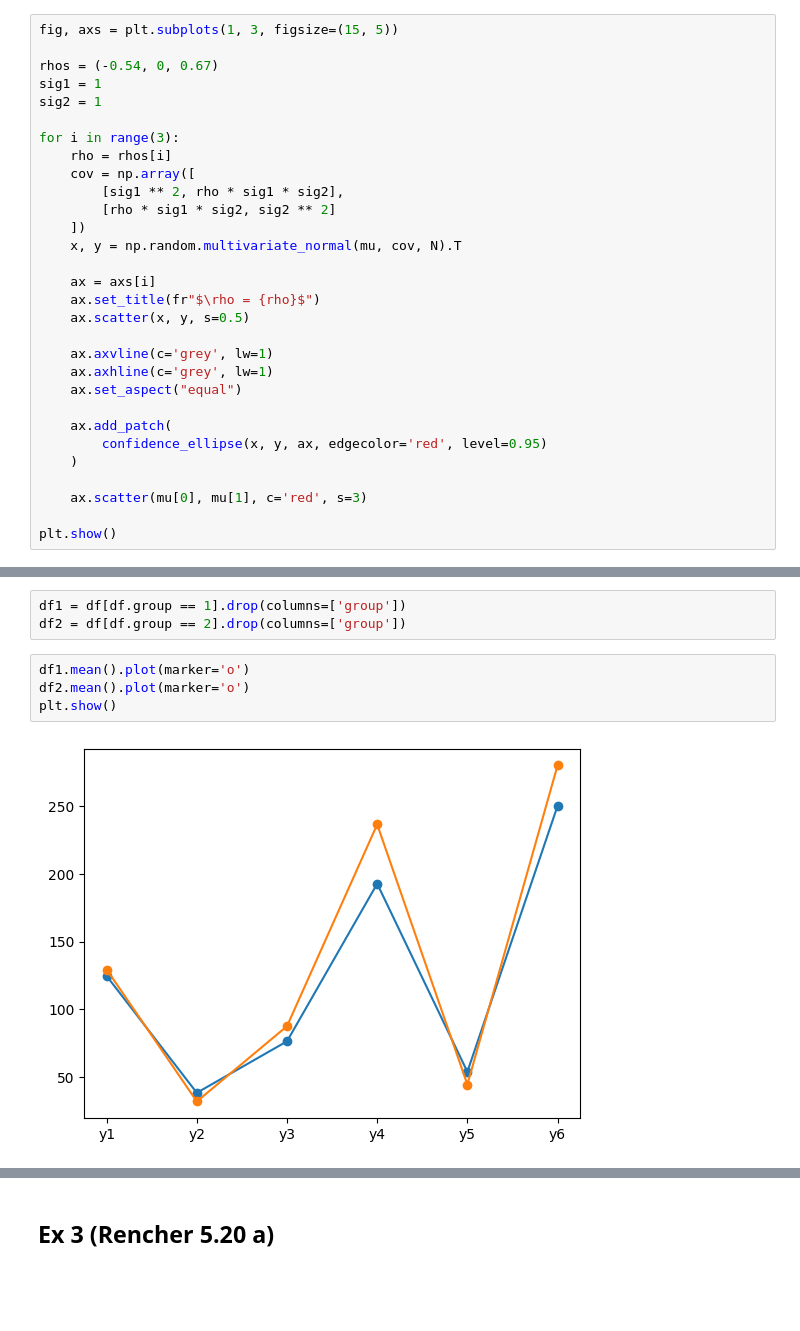
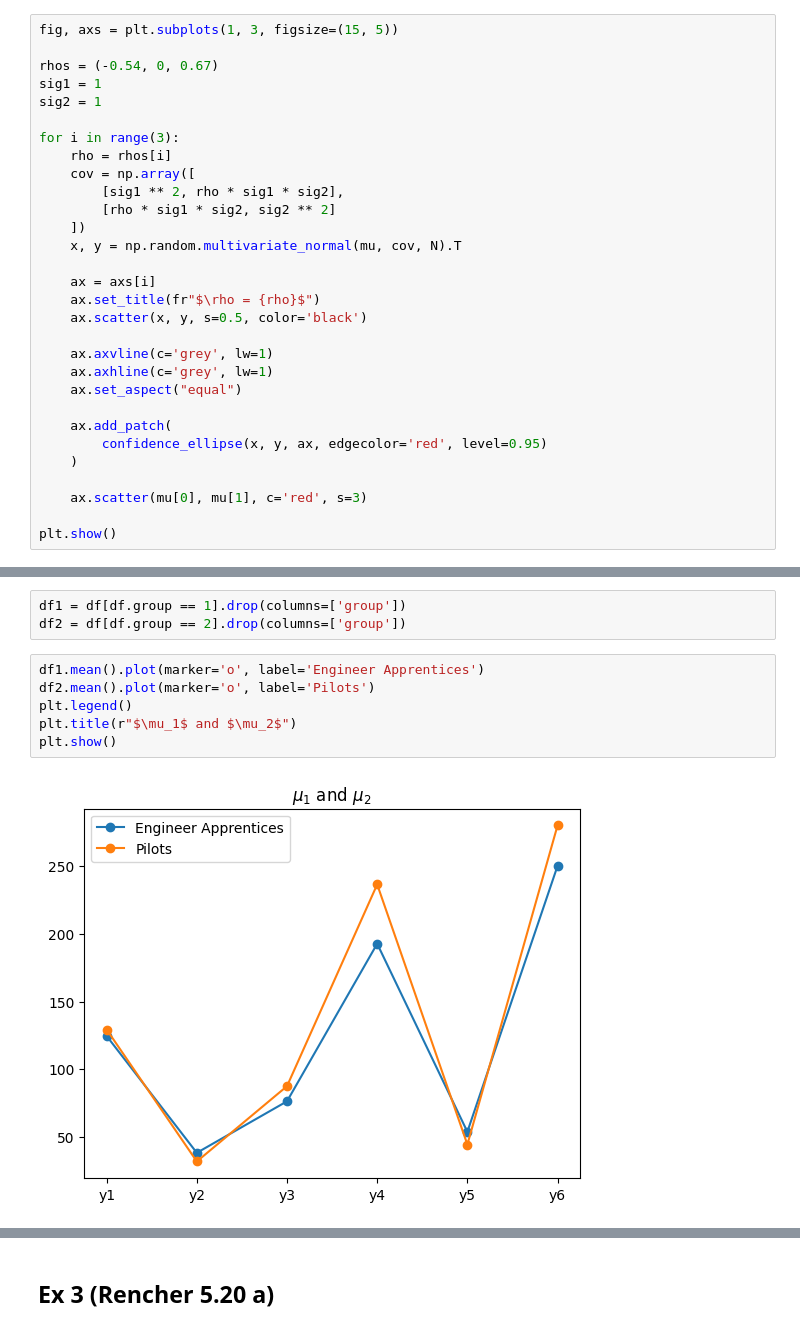
Before and after one commit to EvgeniyAzarov/statistics-course, a Jupyter notebook: multivariate-statistics/hw1.ipynb, the cells around one changed output, grey strips where cells are left out. Drawn from its saved outputs; the diff is of its cells as text; blank space fills up the shorter version.

```diff
--- a/multivariate-statistics/hw1.ipynb
+++ b/multivariate-statistics/hw1.ipynb
@@ -109,7 +109,7 @@ for i in range(3):
 
     ax = axs[i]
     ax.set_title(fr"$\rho = {rho}$")
-    ax.scatter(x, y, s=0.5)
+    ax.scatter(x, y, s=0.5, color='black')
 
     ax.axvline(c='grey', lw=1)
     ax.axhline(c='grey', lw=1)
@@ -133,8 +135,10 @@ df = pd.read_table("data/T5_6_PILOT.DAT", header=None, sep="\s+", names=cols)
 df1 = df[df.group == 1].drop(columns=['group'])
 df2 = df[df.group == 2].drop(columns=['group'])
 # %%
-df1.mean().plot(marker='o')
-df2.mean().plot(marker='o')
+df1.mean().plot(marker='o', label='Engineer Apprentices')
+df2.mean().plot(marker='o', label='Pilots')
+plt.legend()
+plt.title(r"$\mu_1$ and $\mu_2$")
 plt.show()
 # %% [output]
-[figure, old version]
+[figure, new version]
```
Also changed, not shown: parts of 18 cells of this notebook.
